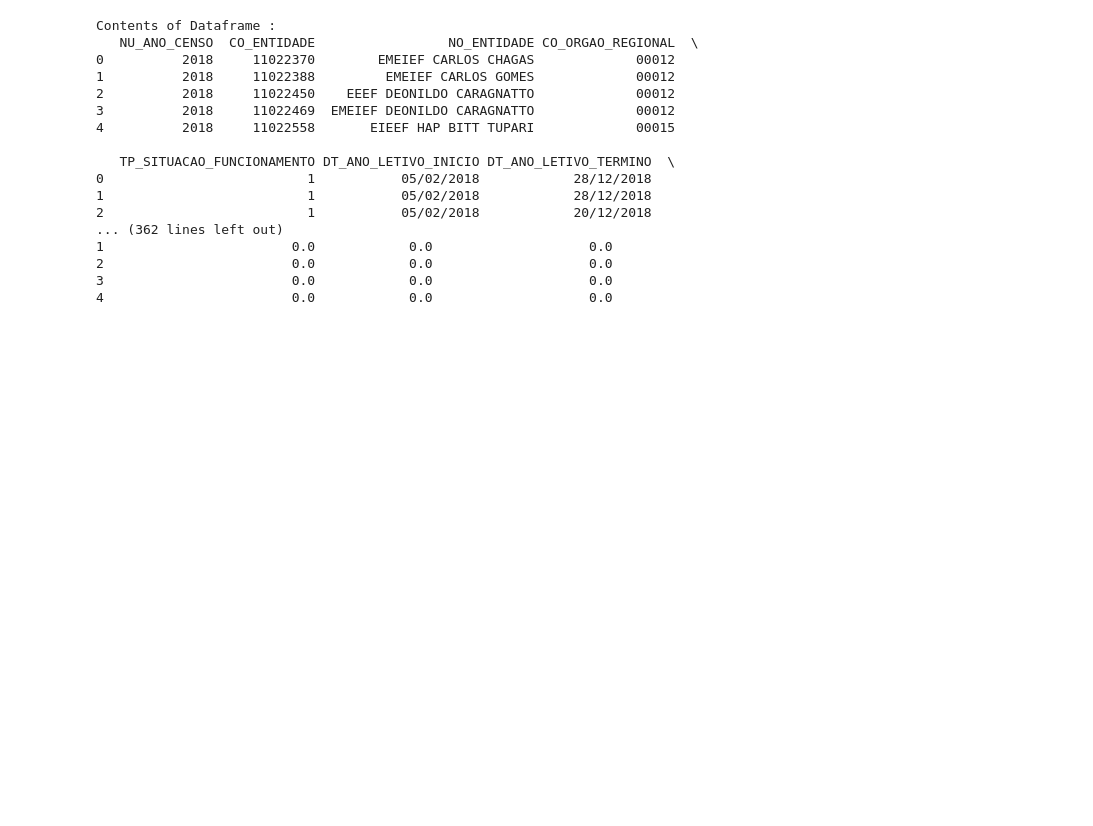
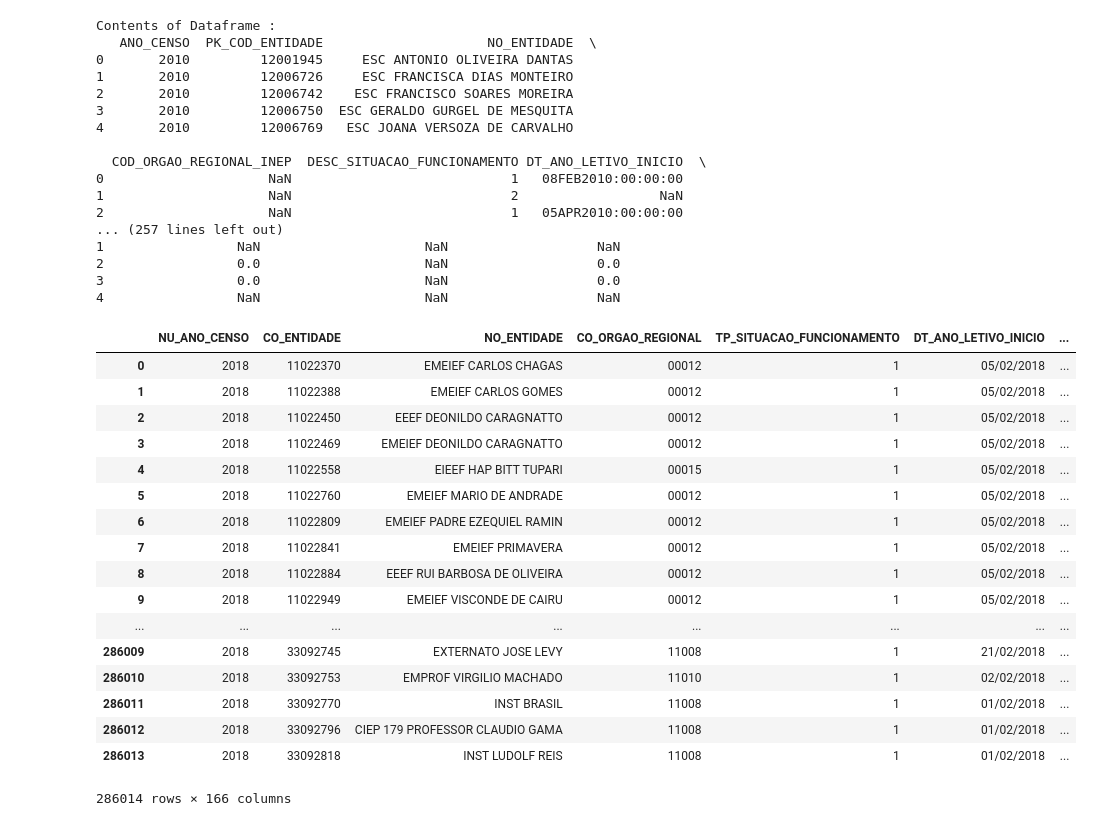
Before and after one commit to martimallow/escola_fechada, a Jupyter notebook: limpando_dados.ipynb, the cells around one changed output. Saved outputs shown, nothing was run; the diff lists cells and outputs as text; code cells hidden in the pictures; blank space fills up the shorter version.

Commit message:
Base Escolas 2018 MG

```diff
--- a/limpando_dados.ipynb
+++ b/limpando_dados.ipynb
@@ -8,25 +8,48 @@ import numpy as np
 # %%
 pd.set_option('display.max_columns', None)
 # %%
-usersDf =  pd.read_csv('csv/ESCOLAS-2018.CSV', sep='|'  , engine='python') #tringIO(uploaded['train.csv'].decode('utf-8')))
+df2010 =  pd.read_csv('csv/ESCOLAS-2010.CSV', sep='|'  , engine='python') #tringIO(uploaded['train.csv'].decode('utf-8')))
 
 print('Contents of Dataframe : ')
-print(usersDf.head())
+print(df2010.head())
 # %% [output]
 Contents of Dataframe :
-   NU_ANO_CENSO  CO_ENTIDADE                 NO_ENTIDADE CO_ORGAO_REGIONAL  \
-0          2018     11022370        EMEIEF CARLOS CHAGAS             00012
-1          2018     11022388         EMEIEF CARLOS GOMES             00012
-2          2018     11022450    EEEF DEONILDO CARAGNATTO             00012
-3          2018     11022469  EMEIEF DEONILDO CARAGNATTO             00012
-4          2018     11022558       EIEEF HAP BITT TUPARI             00015
+   ANO_CENSO  PK_COD_ENTIDADE                     NO_ENTIDADE  \
+0       2010         12001945     ESC ANTONIO OLIVEIRA DANTAS
+1       2010         12006726     ESC FRANCISCA DIAS MONTEIRO
+2       2010         12006742    ESC FRANCISCO SOARES MOREIRA
+3       2010         12006750  ESC GERALDO GURGEL DE MESQUITA
+4       2010         12006769   ESC JOANA VERSOZA DE CARVALHO
 
-   TP_SITUACAO_FUNCIONAMENTO DT_ANO_LETIVO_INICIO DT_ANO_LETIVO_TERMINO  \
-0                          1           05/02/2018            28/12/2018
-1                          1           05/02/2018            28/12/2018
-2                          1           05/02/2018            20/12/2018
-... (362 lines left out)
-1                        0.0            0.0                    0.0
-2                        0.0            0.0                    0.0
-3                        0.0            0.0                    0.0
-4                        0.0            0.0                    0.0
+  COD_ORGAO_REGIONAL_INEP  DESC_SITUACAO_FUNCIONAMENTO DT_ANO_LETIVO_INICIO  \
+0                     NaN                            1   08FEB2010:00:00:00
+1                     NaN                            2                  NaN
+2                     NaN                            1   05APR2010:00:00:00
+... (257 lines left out)
+1                 NaN                     NaN                   NaN
+2                 0.0                     NaN                   0.0
+3                 0.0                     NaN                   0.0
+4                 NaN                     NaN                   NaN
+# %%
+df2018 =  pd.read_csv('csv/ESCOLAS-2018.CSV', sep='|'  , engine='python')
+
+df2018
+# %% [output]
+|  | NU_ANO_CENSO | CO_ENTIDADE | NO_ENTIDADE | CO_ORGAO_REGIONAL | TP_SITUACAO_FUNCIONAMENTO | DT_ANO_LETIVO_INICIO | ... |
+| 0 | 2018 | 11022370 | EMEIEF CARLOS CHAGAS | 00012 | 1 | 05/02/2018 | ... |
+| 1 | 2018 | 11022388 | EMEIEF CARLOS GOMES | 00012 | 1 | 05/02/2018 | ... |
+| 2 | 2018 | 11022450 | EEEF DEONILDO CARAGNATTO | 00012 | 1 | 05/02/2018 | ... |
+| 3 | 2018 | 11022469 | EMEIEF DEONILDO CARAGNATTO | 00012 | 1 | 05/02/2018 | ... |
+| 4 | 2018 | 11022558 | EIEEF HAP BITT TUPARI | 00015 | 1 | 05/02/2018 | ... |
+| 5 | 2018 | 11022760 | EMEIEF MARIO DE ANDRADE | 00012 | 1 | 05/02/2018 | ... |
+| 6 | 2018 | 11022809 | EMEIEF PADRE EZEQUIEL RAMIN | 00012 | 1 | 05/02/2018 | ... |
+| 7 | 2018 | 11022841 | EMEIEF PRIMAVERA | 00012 | 1 | 05/02/2018 | ... |
+| 8 | 2018 | 11022884 | EEEF RUI BARBOSA DE OLIVEIRA | 00012 | 1 | 05/02/2018 | ... |
+| 9 | 2018 | 11022949 | EMEIEF VISCONDE DE CAIRU | 00012 | 1 | 05/02/2018 | ... |
+| ... | ... | ... | ... | ... | ... | ... | ... |
+| 286009 | 2018 | 33092745 | EXTERNATO JOSE LEVY | 11008 | 1 | 21/02/2018 | ... |
+| 286010 | 2018 | 33092753 | EMPROF VIRGILIO MACHADO | 11010 | 1 | 02/02/2018 | ... |
+| 286011 | 2018 | 33092770 | INST BRASIL | 11008 | 1 | 01/02/2018 | ... |
+| 286012 | 2018 | 33092796 | CIEP 179 PROFESSOR CLAUDIO GAMA | 11008 | 1 | 01/02/2018 | ... |
+| 286013 | 2018 | 33092818 | INST LUDOLF REIS | 11008 | 1 | 01/02/2018 | ... |
+286014 rows × 166 columns
```
Also changed, not shown: parts of 2 cells of this notebook.
